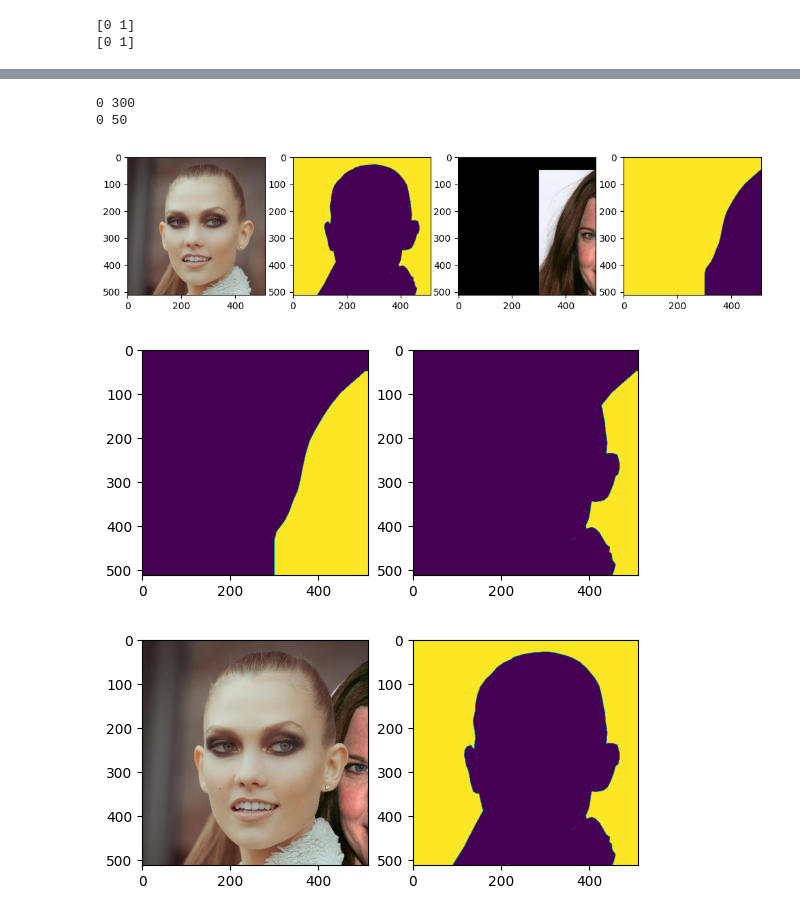
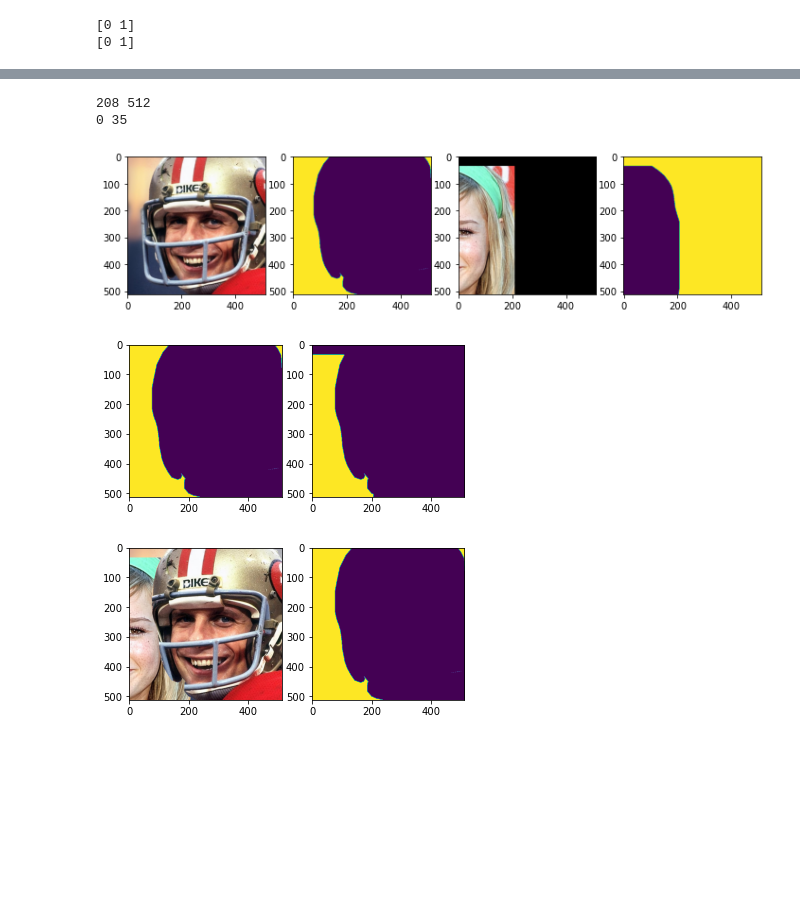
Before and after one commit to hhs900419/Face-Parsing-Project, a Jupyter notebook: sythesize.ipynb, the cells around one changed output, grey strips where cells are left out. Saved outputs shown, nothing was run; the diff lists cells and outputs as text; code cells hidden in the pictures; blank space fills up the shorter version.

```diff
--- a/sythesize.ipynb
+++ b/sythesize.ipynb
@@ -105,6 +104,8 @@ print(np.unique(img2_one_hot_mask[0]))
 
 img1_bg_mask = img1_one_hot_mask[0]
 img2_bg_mask = img2_one_hot_mask[0]
+img1_hr_mask = img1_one_hot_mask[17]
+img2_hr_mask = img2_one_hot_mask[17]
 # %% [output]
 [0 1]
 [0 1]
@@ -140,71 +143,89 @@ plt.show()
 # img2_bg_mask
 # img2_center_mask.shape
 # %%
+least_hori_shift=300
+max_hori_shift=400
+least_vert_shift=0
+max_vert_shift=350
 # Specify the number of pixels to shift
-tx = 300  # Shift along the x-axis (horizontal)
-ty = 50  # Shift along the y-axis (vertical)
+tx = np.random.randint(least_hori_shift, max_hori_shift+1)  # Shift along the x-axis (horizontal)
+ty = np.random.randint(least_vert_shift, max_vert_shift+1)  # Shift along the y-axis (vertical)
+if random.choice([True, False]):
+    tx = -tx
+if random.choice([True, False]):
+    ty = -ty
 # Create the translation matrix
+
+# tx=443
+# ty=61
 translation_matrix = np.float32([[1, 0, tx], [0, 1, ty]])
 
 # Apply the translation using cv2.warpAffine
 img2 = np.array(img2)
 img1 = np.array(img1)
 translated_img2 = cv2.warpAffine(img2, translation_matrix, (img2.shape[1], img2.shape[0]))
 translated_img2_bg_mask = cv2.warpAffine(img2_bg_mask, translation_matrix, (img2.shape[1], img2.shape[0]))
+translated_img2_hr_mask = cv2.warpAffine(img2_hr_mask, translation_matrix, (img2.shape[1], img2.shape[0]))
 # translated_img2_center_mask = get_mask_from_padded_mask(translated_padded_img2_bg_mask)
 
 # fill the edge of the translated mask with 1s
 if tx < 0:
     x_start = img2.shape[1] - abs(tx)
     x_end = img2.shape[1]
 else:
     x_start = 0
     x_end = tx
 
 if ty < 0:
     y_start = img2.shape[0] - abs(ty)
     y_end = img2.shape[0]
 else:
     y_start = 0
     y_end = ty
 
 print(x_start, x_end)
 print(y_start, y_end)
 translated_img2_bg_mask[:, x_start:x_end] = 1
 translated_img2_bg_mask[y_start:y_end, :] = 1
+translated_img2_hr_mask[:, x_start:x_end] = 1
+translated_img2_hr_mask[y_start:y_end, :] = 1
+
+plt.figure(figsize=(12,12))
+# img1 = cv2.cvtColor(img1, cv2.COLOR_BGR2RGB)
+# img2 = cv2.cvtColor(img2, cv2.COLOR_BGR2RGB)
+plt.subplot(1, 4, 1)
+plt.imshow(img1)
+plt.subplot(1, 4, 2)
+plt.imshow(img1_bg_mask)
+plt.subplot(1, 4, 3)
+plt.imshow(translated_img2)
+# plt.imshow(segmented_image)
+plt.subplot(1, 4, 4)
+plt.imshow(translated_img2_bg_mask)
+# plt.imshow(translated_img2_hr_mask)
+# plt.subplot(1, 5, 5)
+# plt.imshow(translated_img2_center_mask)
+plt.show()
 # %% [output]
-0 300
-0 50
+208 512
+0 35
+[figure, added]
-# %%
-plt.figure(figsize=(12,12))
-# img1 = cv2.cvtColor(img1, cv2.COLOR_BGR2RGB)
-# img2 = cv2.cvtColor(img2, cv2.COLOR_BGR2RGB)
-plt.subplot(1, 4, 1)
-plt.imshow(img1)
-plt.subplot(1, 4, 2)
-plt.imshow(img1_bg_mask)
-plt.subplot(1, 4, 3)
-plt.imshow(translated_img2)
-# plt.imshow(segmented_image)
-plt.subplot(1, 4, 4)
-plt.imshow(translated_img2_bg_mask)
-# plt.subplot(1, 5, 5)
-# plt.imshow(translated_img2_center_mask)
-plt.show()
-# %% [output]
-[figure, removed]
 # %%
 inverted_trans_img2_bg_mask = cv2.bitwise_not(translated_img2_bg_mask)
 intersection_mask = cv2.bitwise_and(img1_bg_mask, inverted_trans_img2_bg_mask)
+intersection_hr_mask = cv2.bitwise_and(img1_bg_mask, translated_img2_hr_mask)
 plt.subplot(1,2,1)
-plt.imshow(inverted_trans_img2_bg_mask)
+# plt.imshow(inverted_trans_img2_bg_mask)
+plt.imshow(img1_bg_mask)
 plt.subplot(1,2,2)
 plt.imshow(intersection_mask)
+# plt.imshow(intersection_hr_mask)
 plt.show()
 # %% [output]
-[figure, old version]
+[figure, new version]
 # %%
 indices = np.where(intersection_mask == 1)
+# indices = np.where(intersection_hr_mask == 1)
 synth_img = img1.copy()
 synth_img[indices] = translated_img2[indices]
 plt.subplot(1,2,1)
@@ -213,5 +234,5 @@ plt.subplot(1,2,2)
 plt.imshow(img1_bg_mask)
 plt.show()
 # %% [output]
-[figure, old version]
+[figure, new version]
 # %%
```
Also changed, not shown: parts of 7 cells of this notebook, 7 other files.
